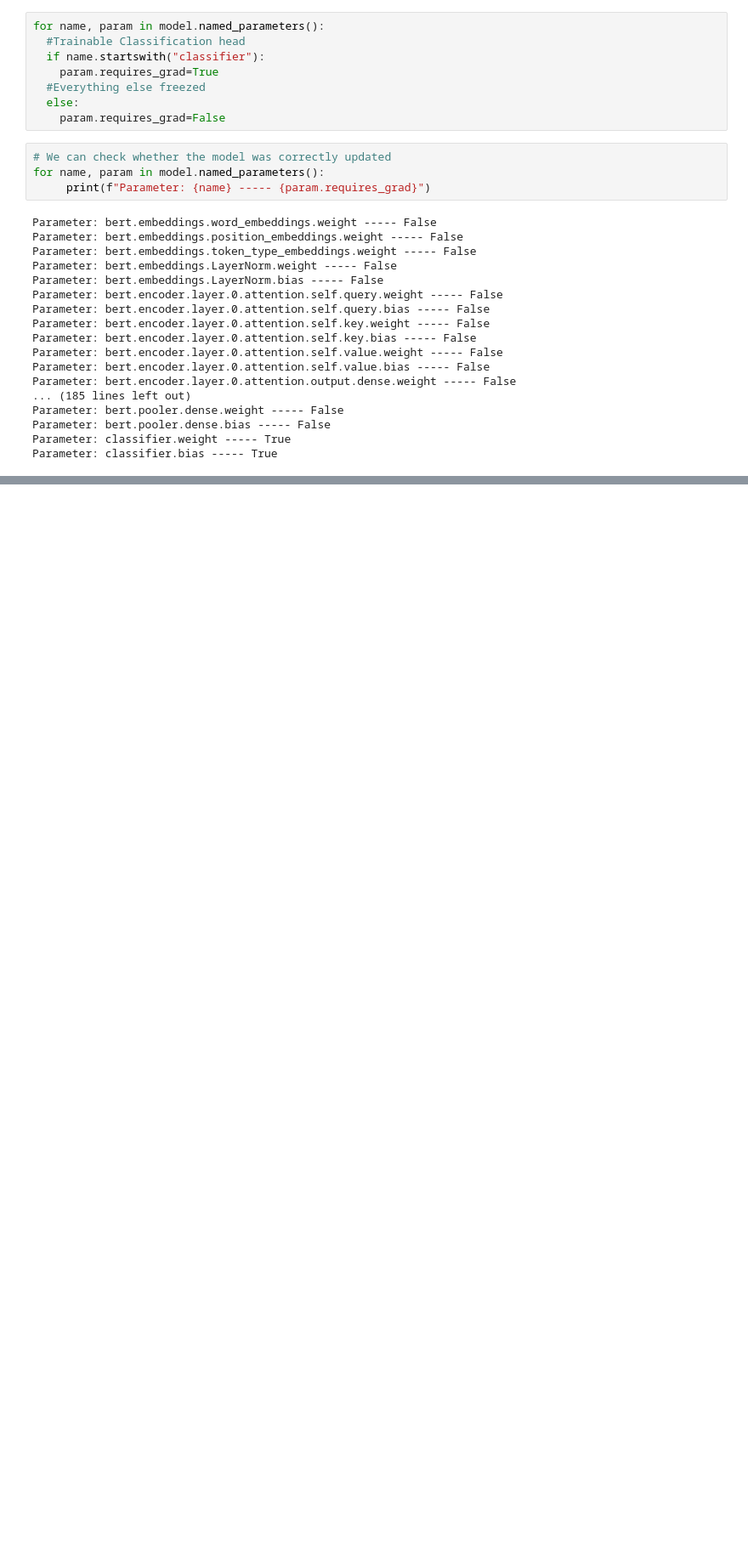
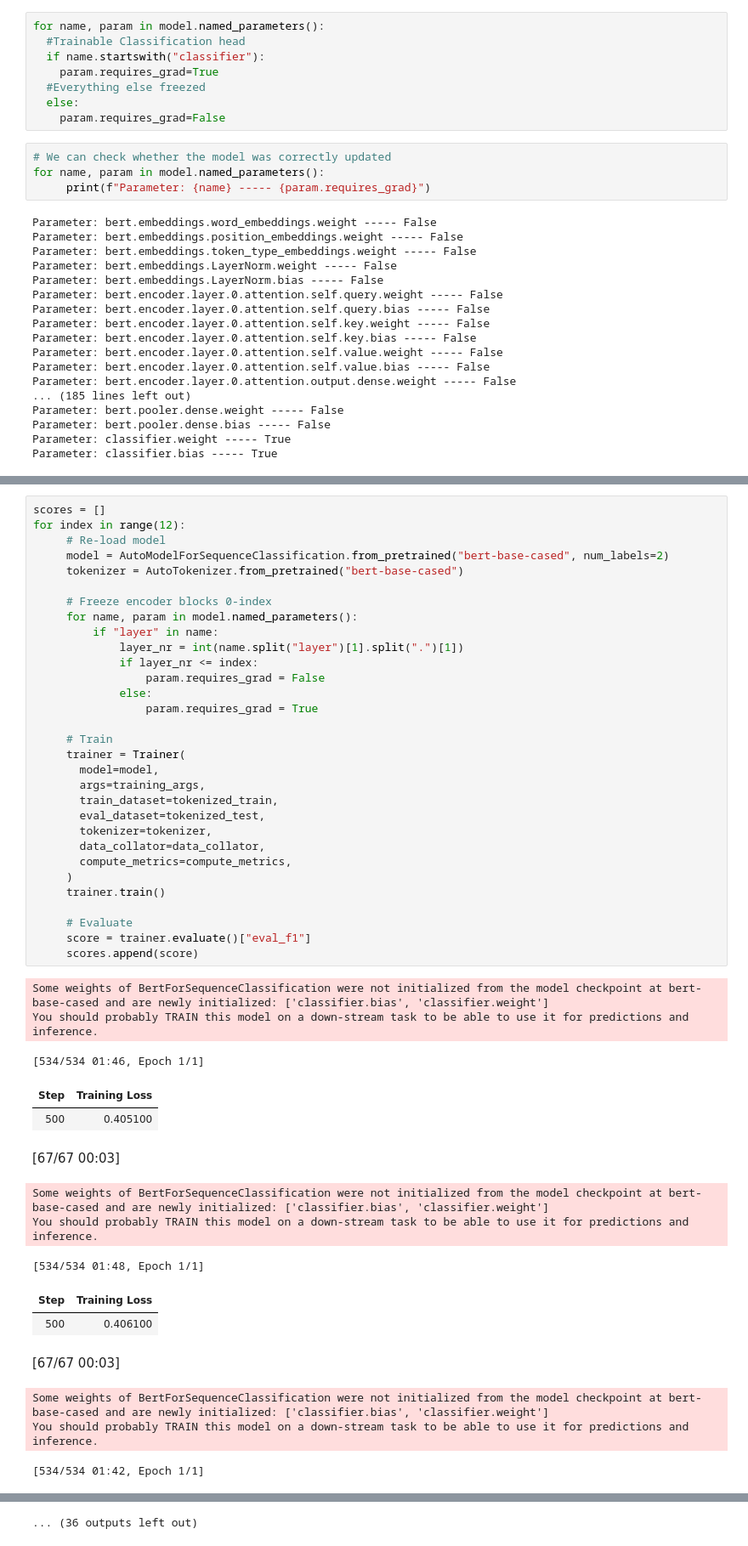
Before and after one commit to Samin-Sadaf7/Book-of-LLMs, a Jupyter notebook: HandsOnLLM_11.ipynb, the cells around one changed output, grey strips where cells are left out. Shown: that part at 85% size. Drawn from its saved outputs; the diff is of its cells as text; blank space fills up the shorter version.

```diff
--- a/HandsOnLLM_11.ipynb
+++ b/HandsOnLLM_11.ipynb
@@ -228 +228,48 @@ trainer.evaluate()
  'epoch': 1.0}
+# %%
+scores = []
+for index in range(12):
+     # Re-load model
+     model = AutoModelForSequenceClassification.from_pretrained("bert-base-cased", num_labels=2)
+     tokenizer = AutoTokenizer.from_pretrained("bert-base-cased")
+
+     # Freeze encoder blocks 0-index
+     for name, param in model.named_parameters():
+         if "layer" in name:
+             layer_nr = int(name.split("layer")[1].split(".")[1])
+             if layer_nr <= index:
+                 param.requires_grad = False
+             else:
+                 param.requires_grad = True
+
+     # Train
+     trainer = Trainer(
+       model=model,
+       args=training_args,
+       train_dataset=tokenized_train,
+       eval_dataset=tokenized_test,
+       tokenizer=tokenizer,
+       data_collator=data_collator,
+       compute_metrics=compute_metrics,
+     )
+     trainer.train()
+
+     # Evaluate
+     score = trainer.evaluate()["eval_f1"]
+     scores.append(score)
+# %% [output]
+Some weights of BertForSequenceClassification were not initialized from the model checkpoint at bert-base-cased and are newly initialized: ['classifier.bias', 'classifier.weight']
+You should probably TRAIN this model on a down-stream task to be able to use it for predictions and inference.
+[534/534 01:46, Epoch 1/1]
+| Step | Training Loss |
+| 500 | 0.405100 |
+[67/67 00:03]
+Some weights of BertForSequenceClassification were not initialized from the model checkpoint at bert-base-cased and are newly initialized: ['classifier.bias', 'classifier.weight']
+You should probably TRAIN this model on a down-stream task to be able to use it for predictions and inference.
+[534/534 01:48, Epoch 1/1]
+| Step | Training Loss |
+| 500 | 0.406100 |
+[67/67 00:03]
+Some weights of BertForSequenceClassification were not initialized from the model checkpoint at bert-base-cased and are newly initialized: ['classifier.bias', 'classifier.weight']
+You should probably TRAIN this model on a down-stream task to be able to use it for predictions and inference.
+[534/534 01:42, Epoch 1/1]
@@ -228,0 +279 @@ trainer.evaluate()
+... (36 outputs left out)
```
Also changed, not shown: parts of 17 cells of this notebook.
